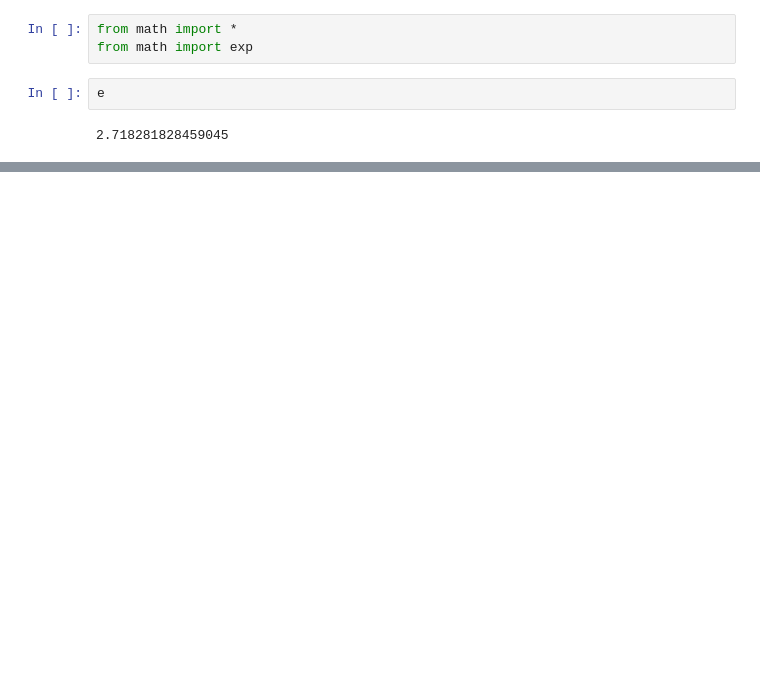
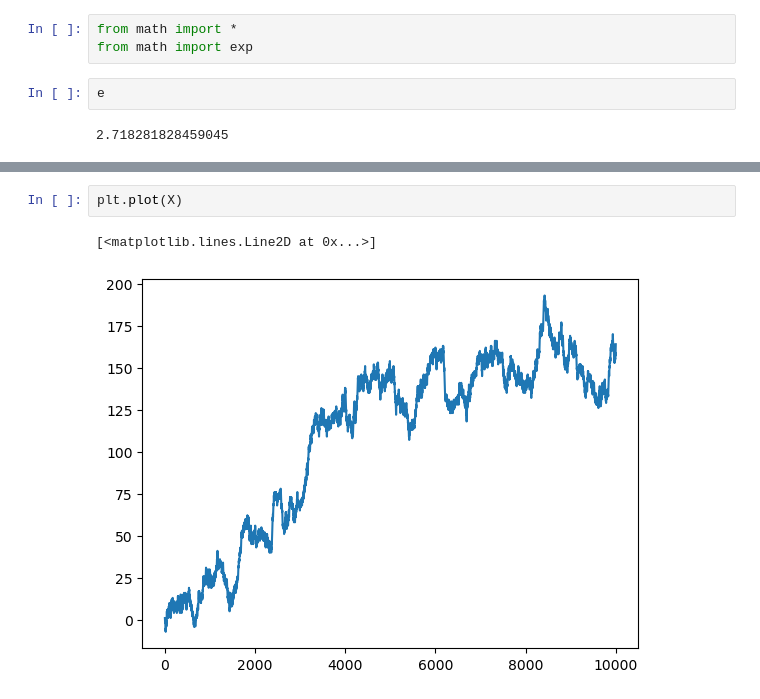
Before and after one commit to IanAlam27/Fisica-Computacional-8245, a Jupyter notebook: Mi notebook.ipynb, the cells around one changed output, grey strips where cells are left out. Cells and saved outputs as stored; diff of their text form; blank space fills up the shorter version.

```diff
--- a/Mi notebook.ipynb
+++ b/Mi notebook.ipynb
@@ -507,0 +579,5 @@ e
+# %%
+plt.plot(X)
+# %% [output]
+[<matplotlib.lines.Line2D at 0x...>]
+[figure, added]
```
Also changed, not shown: parts of 19 cells of this notebook.
